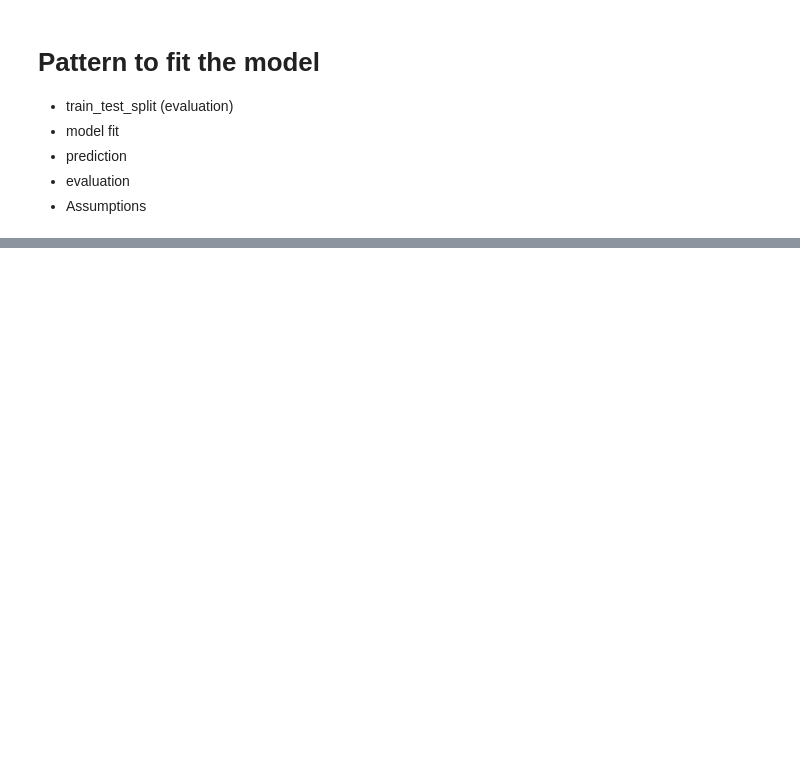
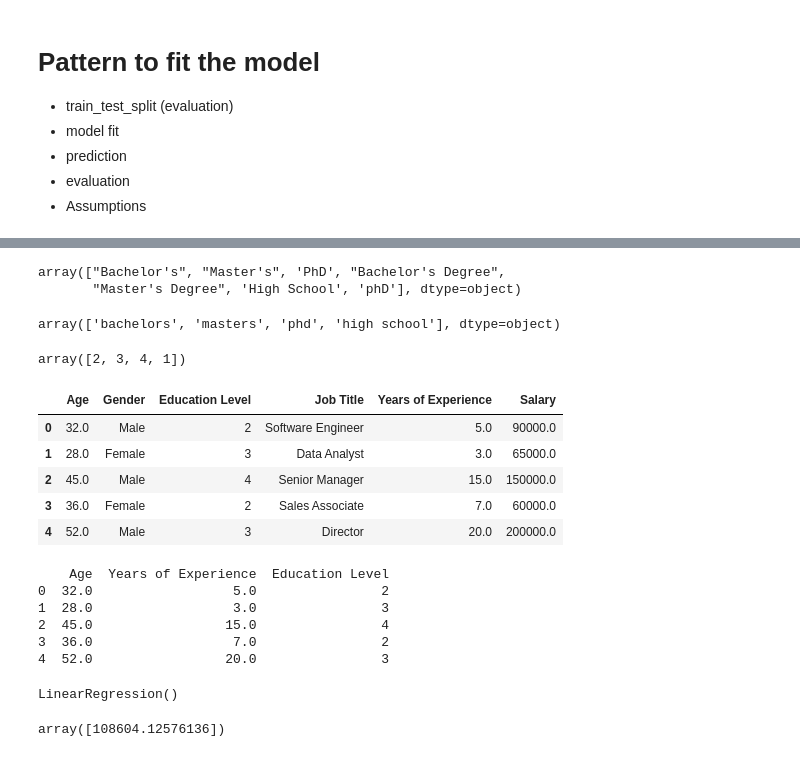
Before and after one commit to tilakpoudel/mds1, a Jupyter notebook: data-science/practice/linear-regression.ipynb, the cells around one changed output, grey strips where cells are left out. Saved outputs shown, nothing was run; the diff lists cells and outputs as text; code cells hidden in the pictures; blank space fills up the shorter version.

```diff
--- a/data-science/practice/linear-regression.ipynb
+++ b/data-science/practice/linear-regression.ipynb
@@ -521,0 +539,7 @@ plt.show()
+# %%
+# Convert the education label to numerical
+# check the unique values
+data['Education Level'].unique()
+# %% [output]
+array(["Bachelor's", "Master's", 'PhD', "Bachelor's Degree",
+       "Master's Degree", 'High School', 'phD'], dtype=object)
@@ -521,0 +558,4 @@ plt.show()
+# %%
+data['Education Level'].unique()
+# %% [output]
+array(['bachelors', 'masters', 'phd', 'high school'], dtype=object)
@@ -521,0 +570,13 @@ plt.show()
+# %%
+data['Education Level'].unique()
+# %% [output]
+array([2, 3, 4, 1])
+# %%
+data.head()
+# %% [output]
+|  | Age | Gender | Education Level | Job Title | Years of Experience | Salary |
+| 0 | 32.0 | Male | 2 | Software Engineer | 5.0 | 90000.0 |
+| 1 | 28.0 | Female | 3 | Data Analyst | 3.0 | 65000.0 |
+| 2 | 45.0 | Male | 4 | Senior Manager | 15.0 | 150000.0 |
+| 3 | 36.0 | Female | 2 | Sales Associate | 7.0 | 60000.0 |
+| 4 | 52.0 | Male | 3 | Director | 20.0 | 200000.0 |
@@ -521,0 +586,9 @@ plt.show()
+# %%
+print(X.head())
+# %% [output]
+    Age  Years of Experience  Education Level
+0  32.0                  5.0                2
+1  28.0                  3.0                3
+2  45.0                 15.0                4
+3  36.0                  7.0                2
+4  52.0                 20.0                3
@@ -521,0 +598,10 @@ plt.show()
+# %%
+model  = LinearRegression()
+model.fit(xTrain, yTrain)
+# %% [output]
+LinearRegression()
+# %%
+# age = 30, education level: 2, years of experience: 5
+model.predict([[30, 2, 5]])
+# %% [output]
+array([108604.12576136])
```
Also changed, not shown: parts of 34 cells of this notebook.
